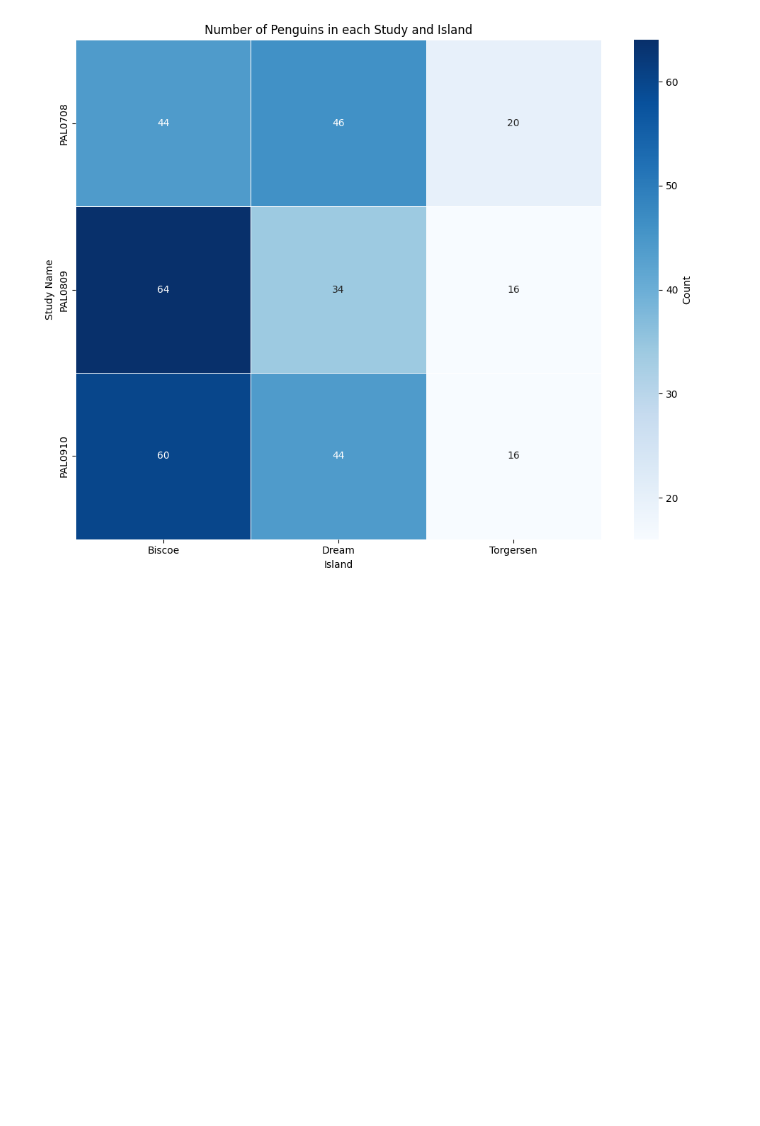
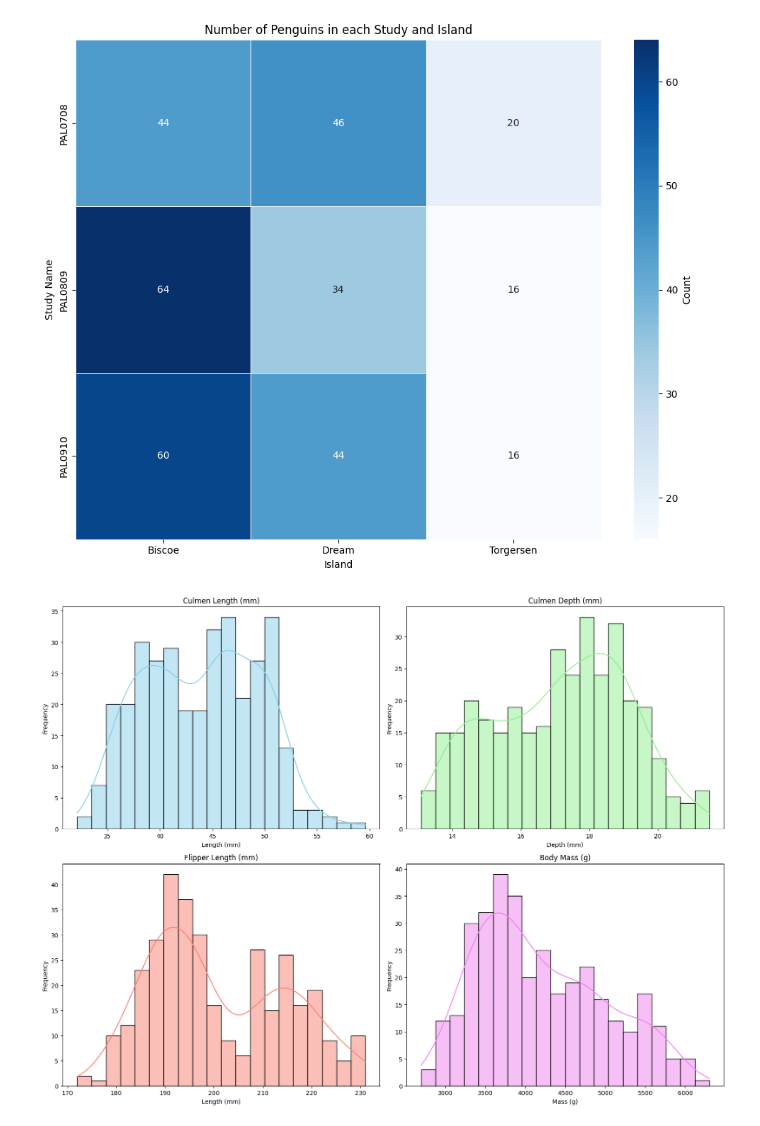
Before and after one commit to G-Bielokozowicz/Palmer-Archipelage-Penguins-Analysis, a Jupyter notebook: main.ipynb, the cells around one changed output. Cells and saved outputs as stored; diff of their text form; code cells hidden in the pictures; blank space fills up the shorter version.

```diff
--- a/main.ipynb
+++ b/main.ipynb
@@ -157,3 +156,59 @@ plt.tight_layout()
 plt.show()
 # %% [output]
 [figure]
+# %%
+fig, axes = plt.subplots(2, 2, figsize=(16, 12), sharey=False)
+
+# Histogram 1: Culmen Length
+sns.histplot(
+    df["Culmen Length (mm)"],
+    bins=20,
+    kde=True,  # Adds the density line
+    color="skyblue",
+    ax=axes[0, 0]
+)
+axes[0, 0].set_title("Culmen Length (mm)")
+axes[0, 0].set_xlabel("Length (mm)")
+axes[0, 0].set_ylabel("Frequency")
+
+# Histogram 2: Culmen Depth
+sns.histplot(
+    df["Culmen Depth (mm)"],
+    bins=20,
+    kde=True,  # Adds the density line
+    color="lightgreen",
+    ax=axes[0, 1]
+)
+axes[0, 1].set_title("Culmen Depth (mm)")
+axes[0, 1].set_xlabel("Depth (mm)")
+axes[0, 1].set_ylabel("Frequency")
+
+# Histogram 3: Flipper Length
+sns.histplot(
+    df["Flipper Length (mm)"],
+    bins=20,
+    kde=True,  # Adds the density line
+    color="salmon",
+    ax=axes[1, 0]
+)
+axes[1, 0].set_title("Flipper Length (mm)")
+axes[1, 0].set_xlabel("Length (mm)")
+axes[1, 0].set_ylabel("Frequency")
+
+# Histogram 4: Body Mass
+sns.histplot(
+    df["Body Mass (g)"],
+    bins=20,
+    kde=True,  # Adds the density line
+    color="violet",
+    ax=axes[1, 1]
+)
+axes[1, 1].set_title("Body Mass (g)")
+axes[1, 1].set_xlabel("Mass (g)")
+axes[1, 1].set_ylabel("Frequency")
+
+# Adjust layout
+plt.tight_layout()
+plt.show()
+# %% [output]
+[figure, added]
```
Also changed, not shown: parts of 6 cells of this notebook.
